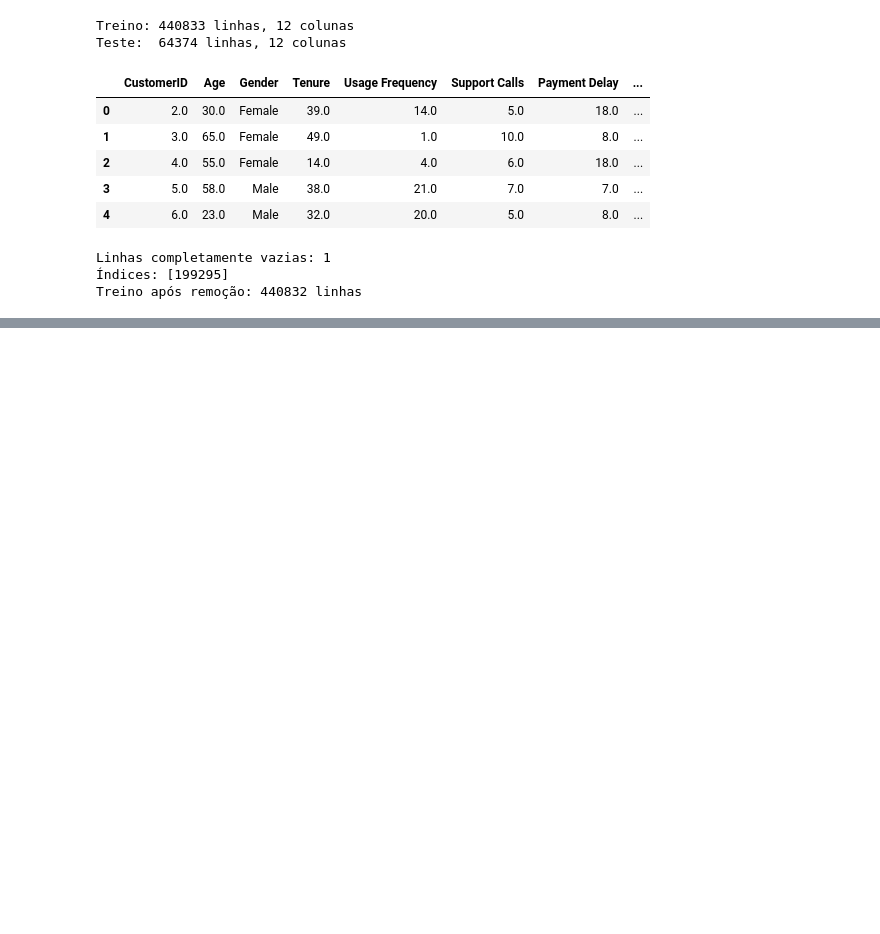
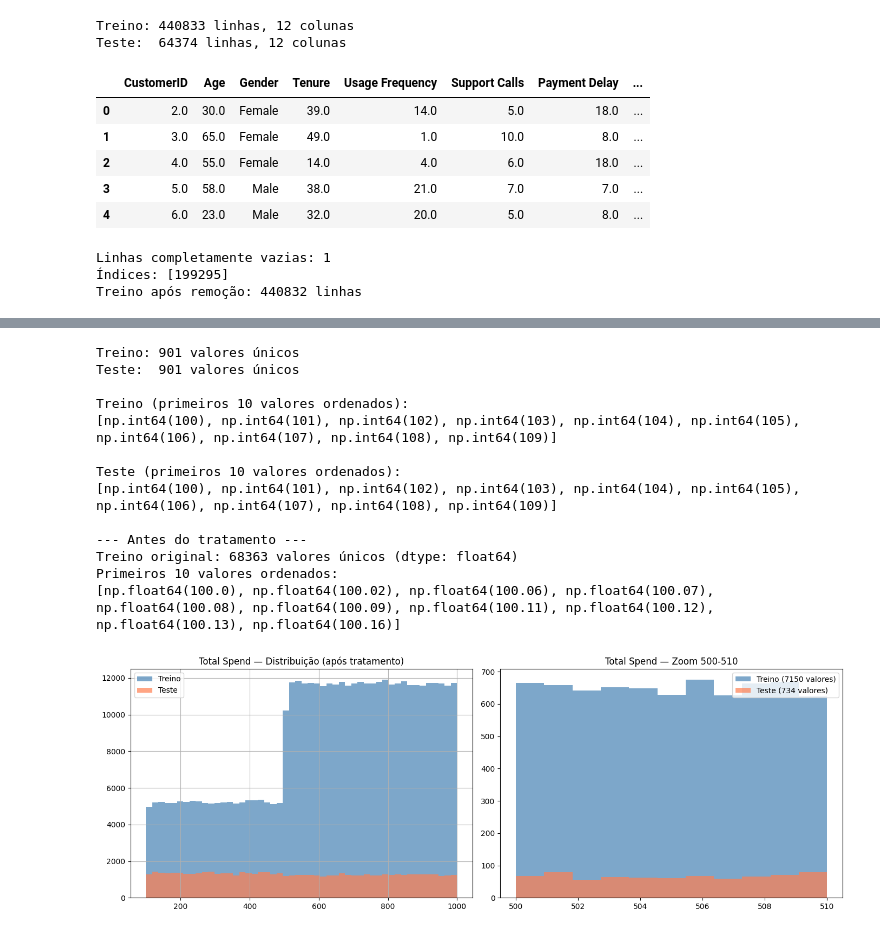
Before and after one commit to joaosaraivarodrigues1/CMC13, a Jupyter notebook: notebooks/1_preparacao_dados.ipynb, the cells around one changed output, grey strips where cells are left out. Cells and saved outputs as stored; diff of their text form; code cells hidden in the pictures; blank space fills up the shorter version.

```diff
--- a/notebooks/1_preparacao_dados.ipynb
+++ b/notebooks/1_preparacao_dados.ipynb
@@ -308,0 +284,51 @@ KeyError: "['CustumerID'] not found in axis"
+# %%
+# Verificar granularidade atual (após conversão int)
+print(f"Treino: {df_treino['Total Spend'].nunique()} valores únicos")
+print(f"Teste:  {df_teste['Total Spend'].nunique()} valores únicos")
+
+print("\nTreino (primeiros 10 valores ordenados):")
+print(sorted(df_treino['Total Spend'].unique())[:10])
+print("\nTeste (primeiros 10 valores ordenados):")
+print(sorted(df_teste['Total Spend'].unique())[:10])
+
+# Comparar dados originais (recarregar para mostrar a diferença)
+df_original = pd.read_csv('../material/lab2_cmc13_dados_treinamento.csv')
+print(f"\n--- Antes do tratamento ---")
+print(f"Treino original: {df_original['Total Spend'].nunique()} valores únicos (dtype: {df_original['Total Spend'].dtype})")
+print(f"Primeiros 10 valores ordenados:")
+print(sorted(df_original['Total Spend'].dropna().unique())[:10])
+
+# Histograma sobreposto
+fig, axes = plt.subplots(1, 2, figsize=(14, 5))
+df_treino['Total Spend'].hist(ax=axes[0], bins=50, alpha=0.7, color='steelblue', label='Treino')
+df_teste['Total Spend'].hist(ax=axes[0], bins=50, alpha=0.7, color='coral', label='Teste')
+axes[0].set_title('Total Spend — Distribuição (após tratamento)')
+axes[0].legend()
+
+# Zoom para confirmar granularidade igual
+faixa_treino = df_treino['Total Spend'][(df_treino['Total Spend'] >= 500) & (df_treino['Total Spend'] <= 510)]
+faixa_teste = df_teste['Total Spend'][(df_teste['Total Spend'] >= 500) & (df_teste['Total Spend'] <= 510)]
+axes[1].hist(faixa_treino, bins=11, alpha=0.7, color='steelblue', label=f'Treino ({len(faixa_treino)} valores)')
+axes[1].hist(faixa_teste, bins=11, alpha=0.7, color='coral', label=f'Teste ({len(faixa_teste)} valores)')
+axes[1].set_title('Total Spend — Zoom 500-510')
+axes[1].legend()
+plt.tight_layout()
+plt.savefig('../relatorio/imagens/1_prep_granularidade_total_spend.png', dpi=150, bbox_inches='tight')
+plt.show()
+
+del df_original
+# %% [output]
+Treino: 901 valores únicos
+Teste:  901 valores únicos
+
+Treino (primeiros 10 valores ordenados):
+[np.int64(100), np.int64(101), np.int64(102), np.int64(103), np.int64(104), np.int64(105), np.int64(106), np.int64(107), np.int64(108), np.int64(109)]
+
+Teste (primeiros 10 valores ordenados):
+[np.int64(100), np.int64(101), np.int64(102), np.int64(103), np.int64(104), np.int64(105), np.int64(106), np.int64(107), np.int64(108), np.int64(109)]
+
+--- Antes do tratamento ---
+Treino original: 68363 valores únicos (dtype: float64)
+Primeiros 10 valores ordenados:
+[np.float64(100.0), np.float64(100.02), np.float64(100.06), np.float64(100.07), np.float64(100.08), np.float64(100.09), np.float64(100.11), np.float64(100.12), np.float64(100.13), np.float64(100.16)]
+[figure, added]
```
Also changed, not shown: parts of 47 cells of this notebook, 14 other files.
